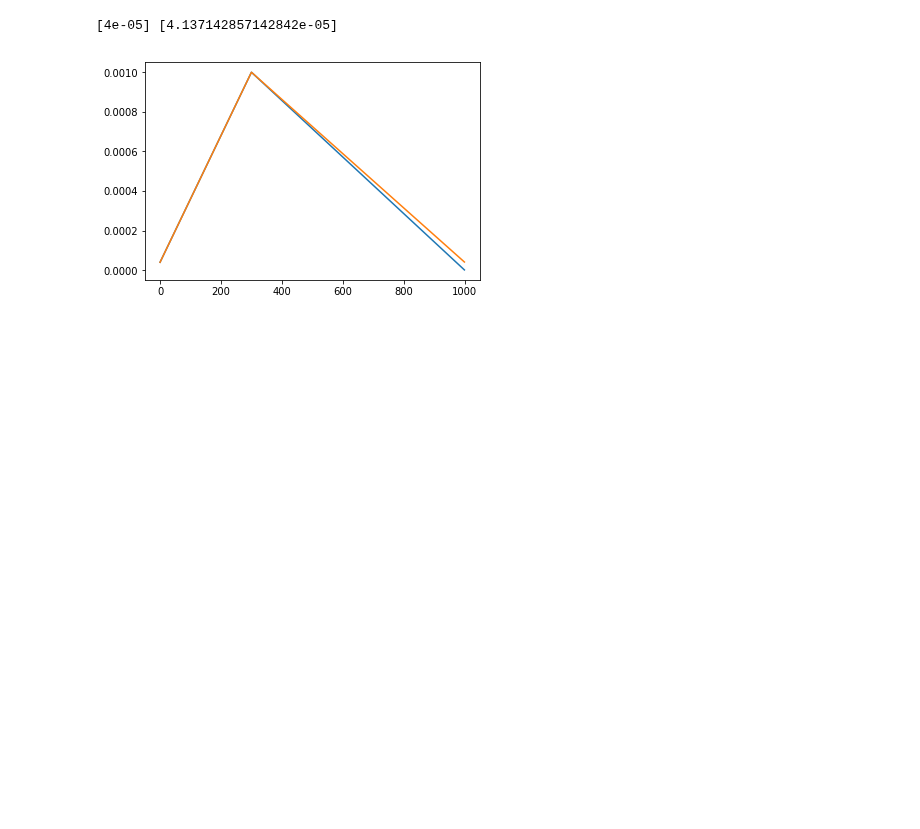
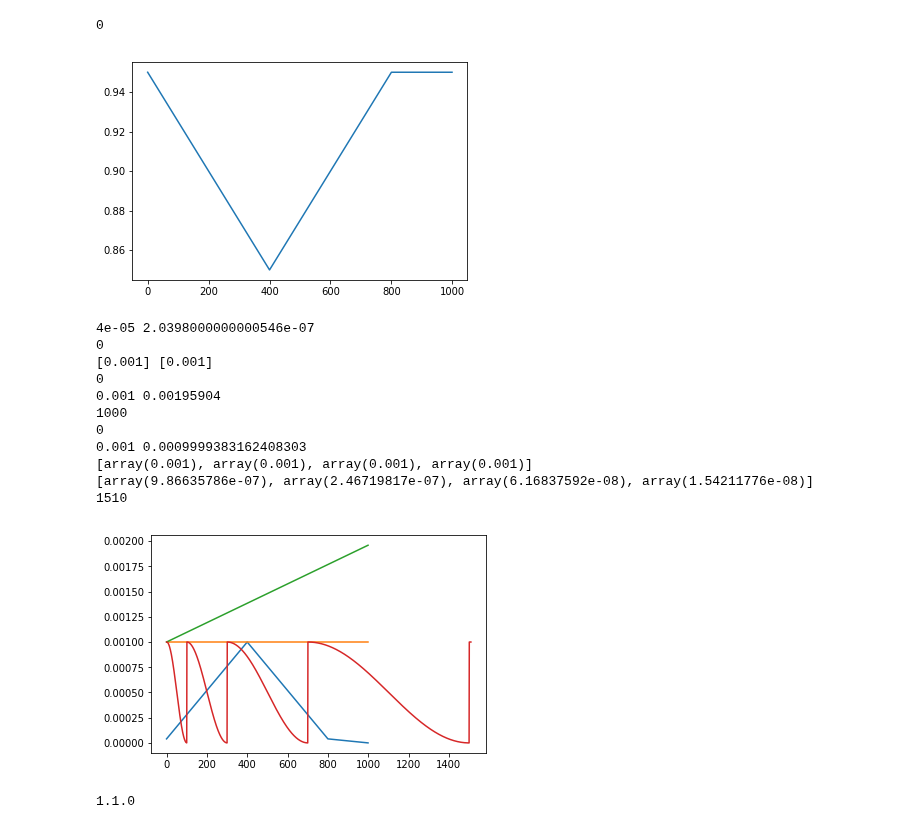
Before and after one commit to v-shmyhlo/kaggle, a Jupyter notebook: vis.ipynb, the cells around one changed output. Cells and saved outputs as stored; diff of their text form; code cells hidden in the pictures; blank space fills up the shorter version.

```diff
--- a/vis.ipynb
+++ b/vis.ipynb
@@ -219,41 +220,96 @@ class CyclicLR(torch.optim.lr_scheduler._LRScheduler):
         return lrs
 # %%
 model = nn.Linear(4, 4)
-optimizer = torch.optim.SGD(model.parameters(), 1e-3, momentum=0.9)
 LR = 1e-3
 # %%
 scheduler = OneCycleScheduler(
     optimizer,
     lr=(LR / 25, LR),
     beta=(0.95, 0.85),
     max_steps=1000,
     annealing='linear')
+print(scheduler.last_epoch)
 
 lrs = []
+bs = []
 for _ in range(1000):
+    lr = scheduler.get_lr()
+    b = scheduler.get_beta()
     scheduler.step()
-    lr = scheduler.get_lr()
 
     lrs.append(lr)
+    bs.append(b)
+plt.plot(bs)
+plt.show()
 plt.plot(lrs)
+print(lrs[0], lrs[-1])
 
 scheduler = CyclicLR(
     optimizer,
     LR / 25,
     LR,
     step_size_up=300,
     step_size_down=700,
     mode='triangular',
     gamma=1.)
+print(scheduler.last_epoch)
 
 lrs = []
 for _ in range(1000):
+    lr = scheduler.get_lr()
     scheduler.step()
-    lr = scheduler.get_lr()
 
     lrs.append(lr)
 plt.plot(lrs)
 print(lrs[0], lrs[-1])
+
+scheduler = LinearScheduler(
+    optimizer,
+    (LR - LR / 25) / 1000)
+print(scheduler.last_epoch)
+
+lrs = []
+for _ in range(1000):
+    lr = scheduler.get_lr()
+    scheduler.step()
+
+    lrs.append(lr)
+plt.plot(lrs)
+print(lrs[0], lrs[-1])
+print(scheduler.last_epoch)
+
+optimizer = torch.optim.SGD(model.parameters(), LR, momentum=0.9)
+scheduler = torch.optim.lr_scheduler.CosineAnnealingWarmRestarts(optimizer, 100, 2)
+print(scheduler.last_epoch)
+
+lrs = []
+for _ in range(1510):
+    lr = np.squeeze([g['lr'] for g in optimizer.param_groups])
+#     lr = scheduler.get_lr()
+    scheduler.step()
+
+    lrs.append(lr)
+plt.plot(lrs)
+print(lrs[0], lrs[-1])
+print([lrs[i * 100 + 1] for i in [1, 3, 7, 15]])
+print([lrs[i * 100 - 1] for i in [1, 3, 7, 15]])
+print(scheduler.last_epoch)
 # %% [output]
-[4e-05] [4.137142857142842e-05]
+0
-[figure, old version]
+[figure, new version]
+4e-05 2.0398000000000546e-07
+0
+[0.001] [0.001]
+0
+0.001 0.00195904
+1000
+0
+0.001 0.0009999383162408303
+[array(0.001), array(0.001), array(0.001), array(0.001)]
+[array(9.86635786e-07), array(2.46719817e-07), array(6.16837592e-08), array(1.54211776e-08)]
+1510
+[figure, added]
+# %%
+print(torch.__version__)
+# %% [output]
+1.1.0
```
Also changed, not shown: parts of 2 cells of this notebook, 15 other files.
